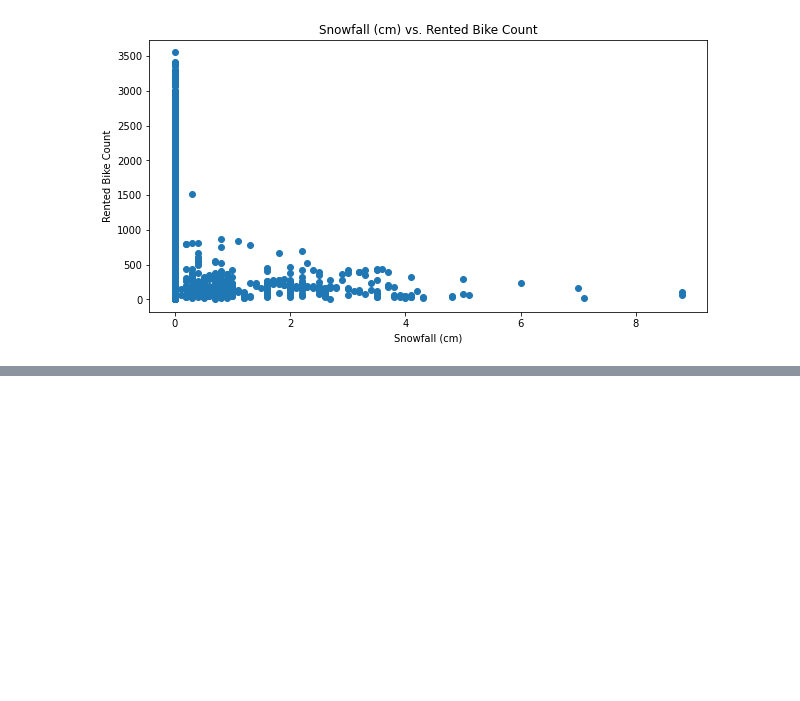
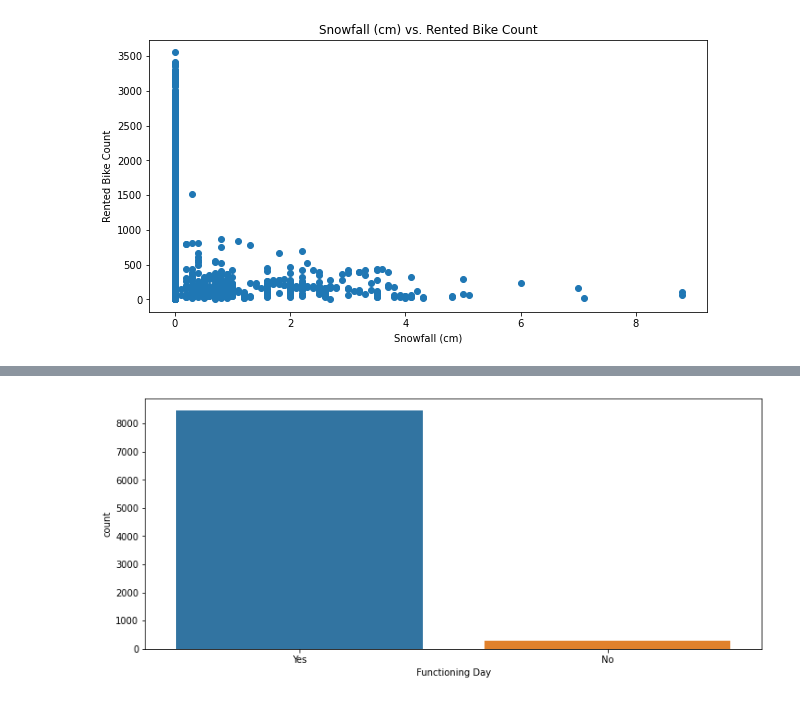
Before and after one commit to bharath967/Seoul-Bike-Sharing-Demand-Prediction, a Jupyter notebook: Bike_Sharing_Demand_Prediction_Capstone_Project.ipynb, the cells around one changed output, grey strips where cells are left out. Cells and saved outputs as stored; diff of their text form; code cells hidden in the pictures; blank space fills up the shorter version.

```diff
--- a/Bike_Sharing_Demand_Prediction_Capstone_Project.ipynb
+++ b/Bike_Sharing_Demand_Prediction_Capstone_Project.ipynb
@@ -309,0 +345,5 @@ for i in independent_variables:
+# %%
+plt.figure(figsize=(12, 5))
+ch = sns.countplot(data['Functioning Day'])
+# %% [output]
+[figure, added]
```
Also changed, not shown: parts of 5 cells of this notebook.
